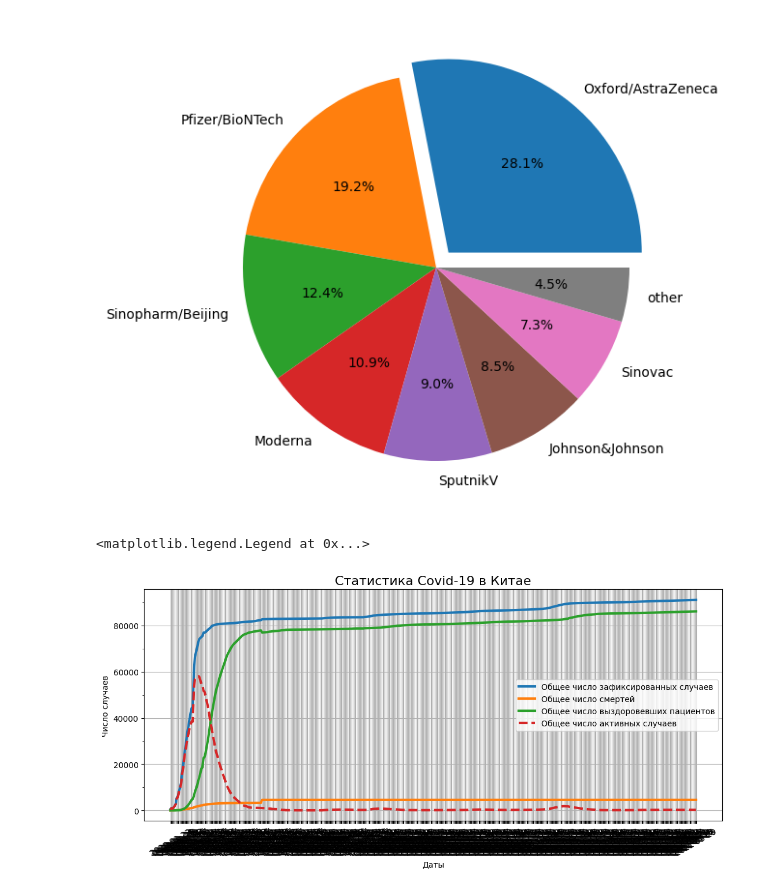
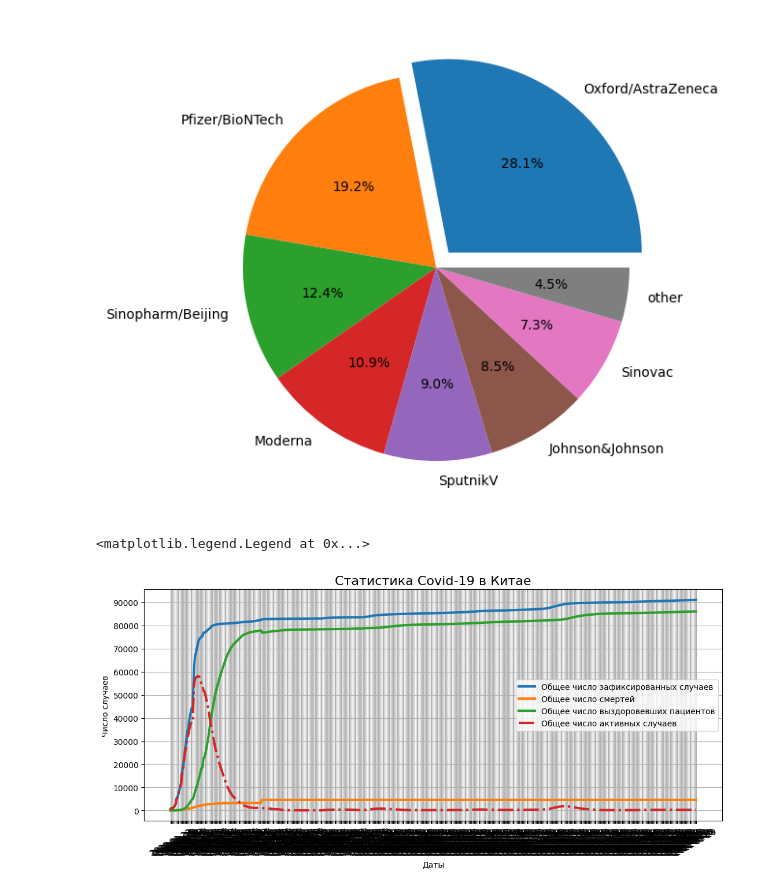
Before and after one commit to SudarickovIlya/DataCleaningProject, a Jupyter notebook: Visualization/Matplotlib.ipynb, the cells around one changed output. Drawn from its saved outputs; the diff is of its cells as text; code cells hidden in the pictures.

Commit message:
Improving diagram

```diff
--- a/Visualization/Matplotlib.ipynb
+++ b/Visualization/Matplotlib.ipynb
@@ -116,24 +116,24 @@ plt.style.use('default')
 # %%
 china_data = covid_df[covid_df['country'] == 'China']
 china_grouped = china_data.groupby(['date'])[['confirmed', 'active', 'deaths', 'recovered']].sum()
 
 #визуализация графиков
 fig = plt.figure(figsize=(10, 4))
 axes = fig.add_axes([0, 0, 1, 1])
 axes.plot(china_grouped['confirmed'], label='Общее число зафиксированных случаев', lw=3)
 axes.plot(china_grouped['deaths'], label='Общее число смертей', lw=3)
 axes.plot(china_grouped['recovered'], label='Общее число выздоровевших пациентов', lw=3)
-axes.plot(china_grouped['active'], label='Общее число активных случаев', lw=3, linestyle='dashed')
+axes.plot(china_grouped['active'], label='Общее число активных случаев', lw=3, linestyle='dashdot')
 
 #установка параметров отображения
 axes.set_title('Статистика Covid-19 в Китае', fontsize=16)
 axes.set_xlabel('Даты')
 axes.set_ylabel('Число случаев')
-axes.set_yticks(range(0, 100000, 10000), minor=True)
+axes.set_yticks(range(0, 100000, 10000))
 
 axes.xaxis.set_tick_params(rotation=30)
 axes.grid()
 axes.legend()
 # %% [output]
 <matplotlib.legend.Legend at 0x...>
-[figure, old version]
+[figure, new version]
```
Also changed, not shown: parts of 1 cell of this notebook, 2 other files.
